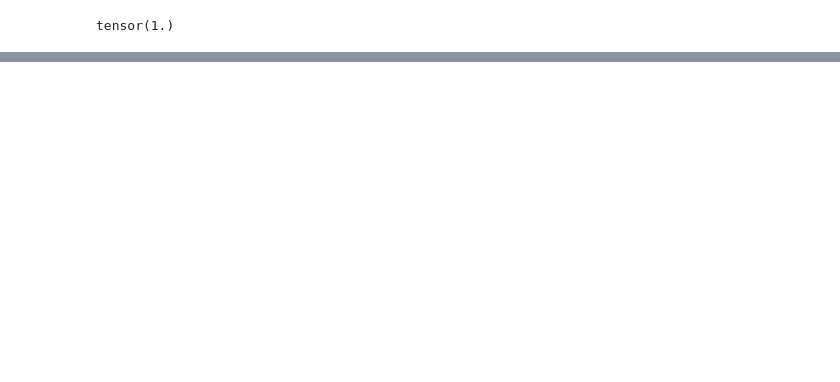
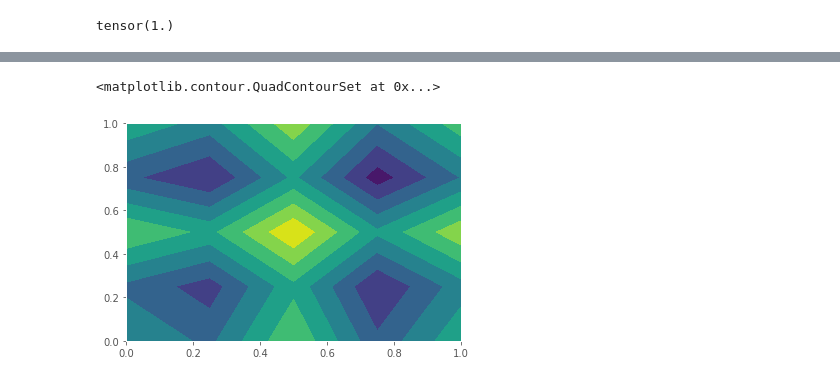
Before and after one commit to wilocw/cahn-hilliard, a Jupyter notebook: notebooks/Untitled.ipynb, the cells around one changed output, grey strips where cells are left out. Saved outputs shown, nothing was run; the diff lists cells and outputs as text; code cells hidden in the pictures; blank space fills up the shorter version.

```diff
--- a/notebooks/Untitled.ipynb
+++ b/notebooks/Untitled.ipynb
@@ -92,0 +93,9 @@ tensor([8.2370e-06])
+# %%
+xtrain = torch.meshgrid(torch.linspace(0, 1, 5), torch.linspace(0,1,5))
+# %%
+ytrain = 10*torch.sin(15.3*xtrain[0]) + 10*torch.sin(15.3*xtrain[1]) + 0.01*torch.randn(5,5)
+# %%
+plt.contourf(*xtrain, ytrain)
+# %% [output]
+<matplotlib.contour.QuadContourSet at 0x...>
+[figure, added]
```
Also changed, not shown: parts of 29 cells of this notebook.
